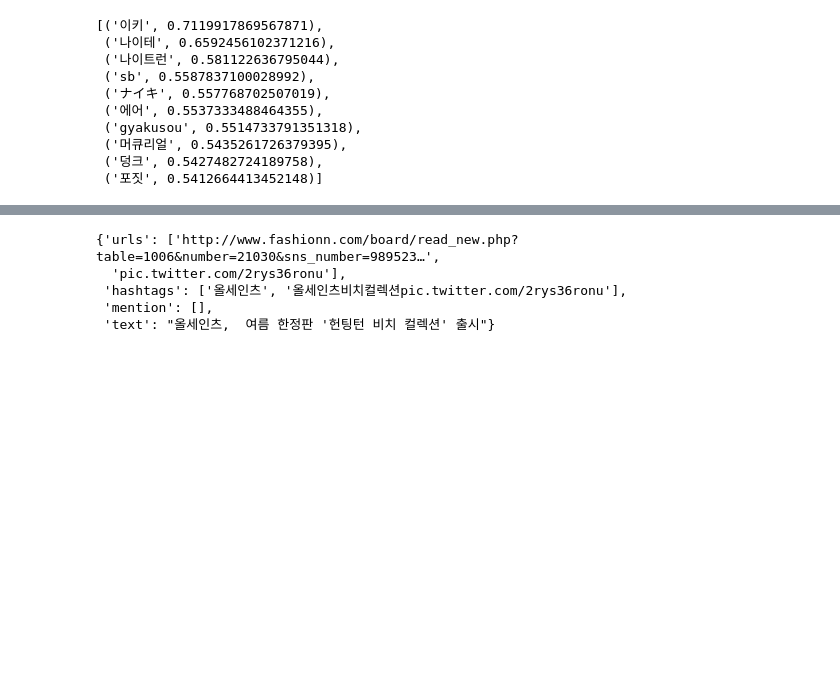
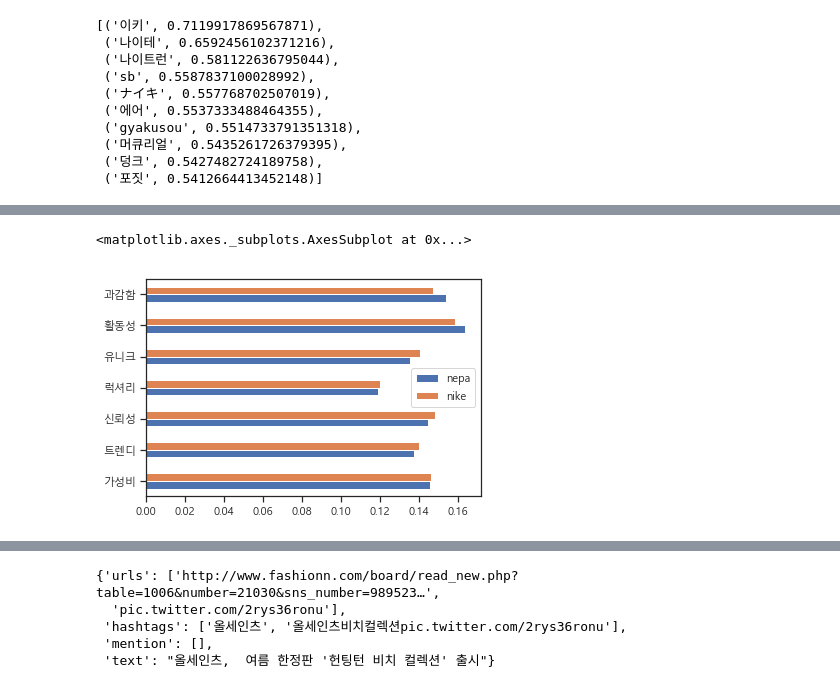
Before and after one commit to gem763/texcrapy, a Jupyter notebook: textmining.ipynb, the cells around one changed output, grey strips where cells are left out. Cells and saved outputs as stored; diff of their text form; code cells hidden in the pictures; blank space fills up the shorter version.

```diff
--- a/textmining.ipynb
+++ b/textmining.ipynb
@@ -1,4 +1,6 @@
 # %%
+%matplotlib inline
+
 import os
 import re
 import json
@@ -11,4 +13,19 @@ from tqdm import tqdm_notebook
 from ckonlpy.tag import Twitter
 import json
 import ijson
+from collections import Counter
 from gensim.models import Word2Vec, FastText
+
+from gensim.corpora import Dictionary
+from gensim.models.tfidfmodel import TfidfModel
+from gensim.matutils import sparse2full
+
+import seaborn as sns
+from matplotlib import rcParams
+from matplotlib import pyplot as plt
+from sklearn import preprocessing
+from sklearn.decomposition import PCA
+from sklearn.cluster import KMeans, DBSCAN, AffinityPropagation
+
+sns.set(style='ticks')
+rcParams['font.family'] = u'Malgun Gothic'
@@ -145,0 +225,7 @@ l = ijson.items(f, 'crocs.item')
+# %%
+df = pd.read_pickle('id_dict.pkl')
+df /= df.sum()
+df[['nepa','nike']].plot.barh()#xlim=(0.05,0.2))
+# %% [output]
+<matplotlib.axes._subplots.AxesSubplot at 0x...>
+[figure, added]
```
Also changed, not shown: parts of 25 cells of this notebook, 2 other files.
